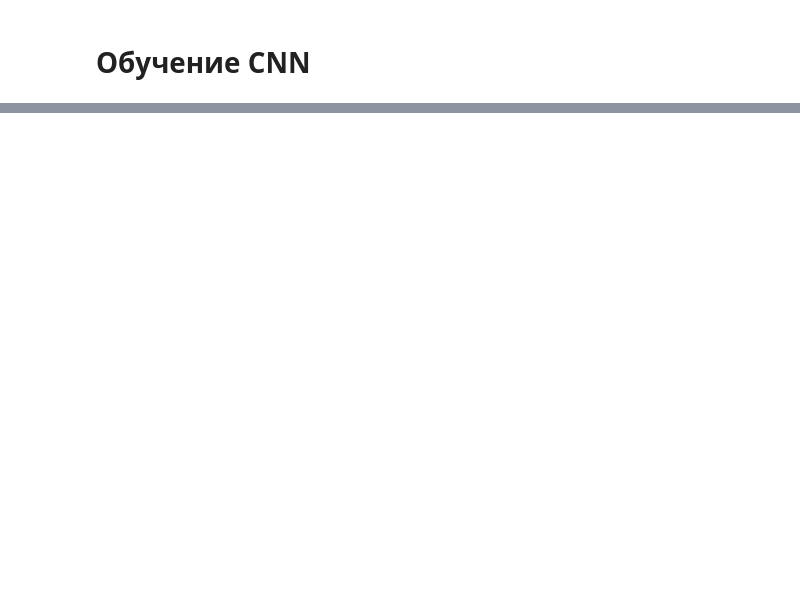
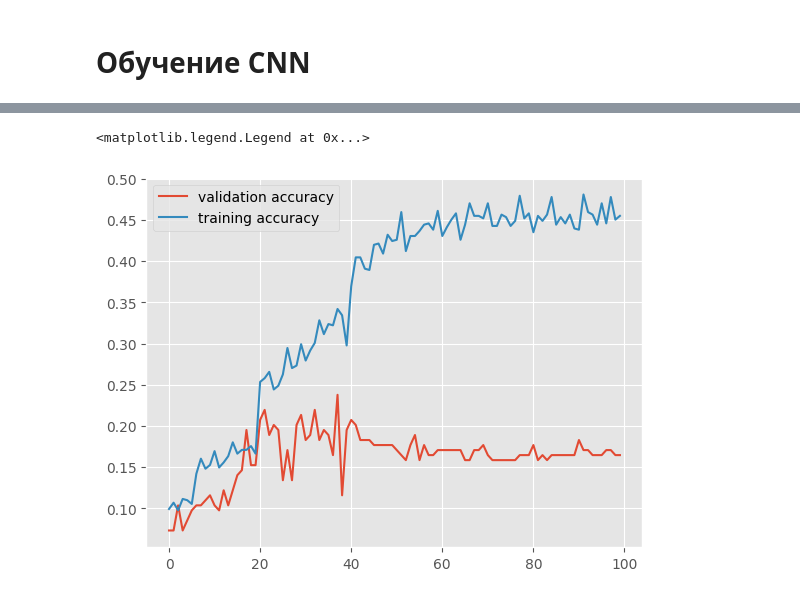
Before and after one commit to Alexdemenev/Gapminder, a Jupyter notebook: GapMinder_net.ipynb, the cells around one changed output, grey strips where cells are left out. Saved outputs shown, nothing was run; the diff lists cells and outputs as text; code cells hidden in the pictures; blank space fills up the shorter version.

```diff
--- a/GapMinder_net.ipynb
+++ b/GapMinder_net.ipynb
@@ -369,5 +162,0 @@ running_loss_history
-# %%
-loss = compute_loss(y_train, model(x_train))
-loss.backward()
-opt.step()
-opt.zero_grad()
@@ -403,3 +162,0 @@ SyntaxError: ignored
-# %%
-for x_train in random.sample(list((X_train)), 2):
-  print(x_train)
@@ -437,0 +206,13 @@ tensor([[[ 83., 112., 144.],
+# %%
+dataset = [[i,j] for i, j in zip(im_list, label_list) if i.shape == (224, 224, 3)]
+
+train_set, val_set = torch.utils.data.random_split(
+    dataset,
+    [int(0.8 * len(dataset)), len(dataset) - int(0.8 * len(dataset))]
+)
+
+train_set = [[torch.transpose(train_transforms(pic[0]), 2,1), pic[1]] for pic in train_set]
+val_set = [[torch.transpose(test_transforms(pic[0]), 2,1), pic[1]] for pic in val_set]
+
+train_dataloader = torch.utils.data.DataLoader(train_set, batch_size=40, shuffle=True)
+val_dataloader = torch.utils.data.DataLoader(val_set, batch_size=40, shuffle=False)
@@ -437,0 +358,8 @@ tensor([[[ 83., 112., 144.],
+# %%
+plt.style.use('ggplot')
+plt.plot(val_running_corrects_history, label='validation accuracy')
+plt.plot(running_corrects_history, label='training accuracy')
+plt.legend()
+# %% [output]
+<matplotlib.legend.Legend at 0x...>
+[figure, added]
```
Also changed, not shown: parts of 78 cells of this notebook.
